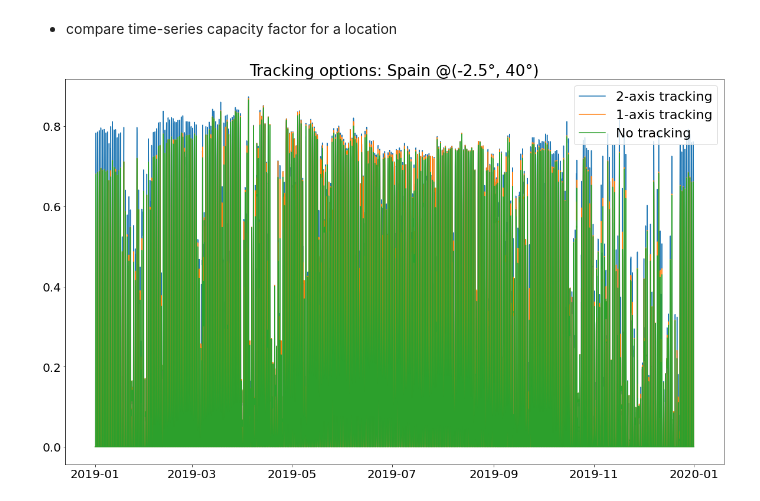
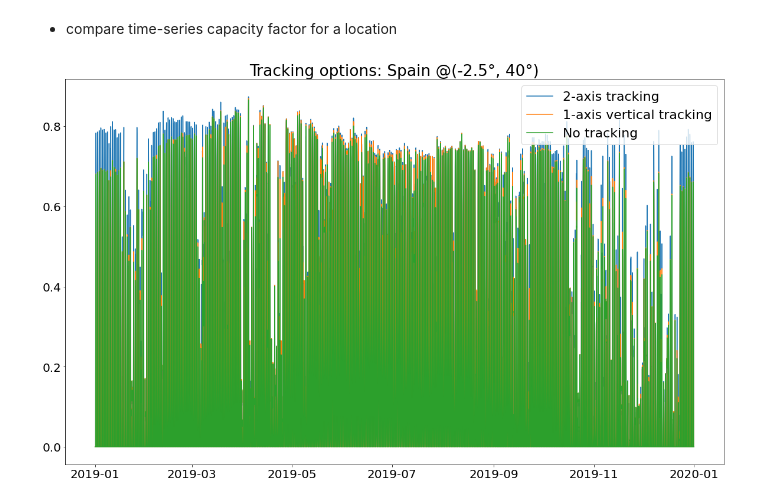
Before and after one commit to PyPSA/atlite, a Jupyter notebook: examples/solarpv_tracking_options.ipynb, the cells around one changed output. Cells and saved outputs as stored; diff of their text form; code cells hidden in the pictures.

Commit message:
- update "tracking" parameter to take keywords instead of integers

```diff
--- a/examples/solarpv_tracking_options.ipynb
+++ b/examples/solarpv_tracking_options.ipynb
@@ -56,5 +68,5 @@ cutout.prepare(tmpdir=tmp_dir)
 - No tracking:
 # %%
 cells = cutout.grid
-cap_factors_pv_0axis = cutout.pv(panel='CSi', orientation={'slope': 30., 'azimuth': 180.}, shapes = cells, tracking=0, per_unit=True)
+cap_factors_pv_0axis = cutout.pv(panel='CSi', orientation={'slope': 30., 'azimuth': 180.}, shapes = cells, tracking=None, per_unit=True)
 # %% [output]
@@ -62,5 +74,5 @@ cap_factors_pv_0axis = cutout.pv(panel='CSi', orientation={'slope': 30., 'azimut
 # %% [markdown]
 - 1-axis vertical tracking
 # %%
-cap_factors_pv_1axis = cutout.pv(panel='CSi', orientation={'slope': 30., 'azimuth': 180.}, shapes = cells, tracking=1, per_unit=True)
+cap_factors_pv_1axis = cutout.pv(panel='CSi', orientation={'slope': 30., 'azimuth': 180.}, shapes = cells, tracking='vertical', per_unit=True)
 # %% [output]
@@ -68,5 +80,5 @@ cap_factors_pv_1axis = cutout.pv(panel='CSi', orientation={'slope': 30., 'azimut
 # %% [markdown]
 - 2-axis vertical tracking
 # %%
-cap_factors_pv_2axis = cutout.pv(panel='CSi', orientation={'slope': 30., 'azimuth': 180.}, shapes = cells, tracking=2, per_unit=True)
+cap_factors_pv_2axis = cutout.pv(panel='CSi', orientation={'slope': 30., 'azimuth': 180.}, shapes = cells, tracking='vh', per_unit=True)
 # %% [output]
@@ -97,18 +109,18 @@ cap_factors_pv_2axis_df = cap_factors_pv_2axis.to_pandas()
 # %%
 fig = plt.figure()
 plt.plot(cap_factors_pv_2axis_df[point])
 plt.plot(cap_factors_pv_1axis_df[point])
 plt.plot(cap_factors_pv_0axis_df[point])
 
 
 plt.rcParams["figure.figsize"] = (20,12)
 plt.rcParams.update({'font.size': 22})
 plt.yticks(fontsize=20)
 plt.xticks(fontsize=20)
 
-plt.legend(['2-axis tracking', '1-axis tracking', 'No tracking'])
+plt.legend(['2-axis tracking', '1-axis vertical tracking', 'No tracking'])
 plt.title('Tracking options: Spain @(-2.5°, 40°)')
 
 plt.show()
 # %% [output]
-[figure, old version]
+[figure, new version]
```
Also changed, not shown: parts of 8 cells of this notebook, 4 other files.
